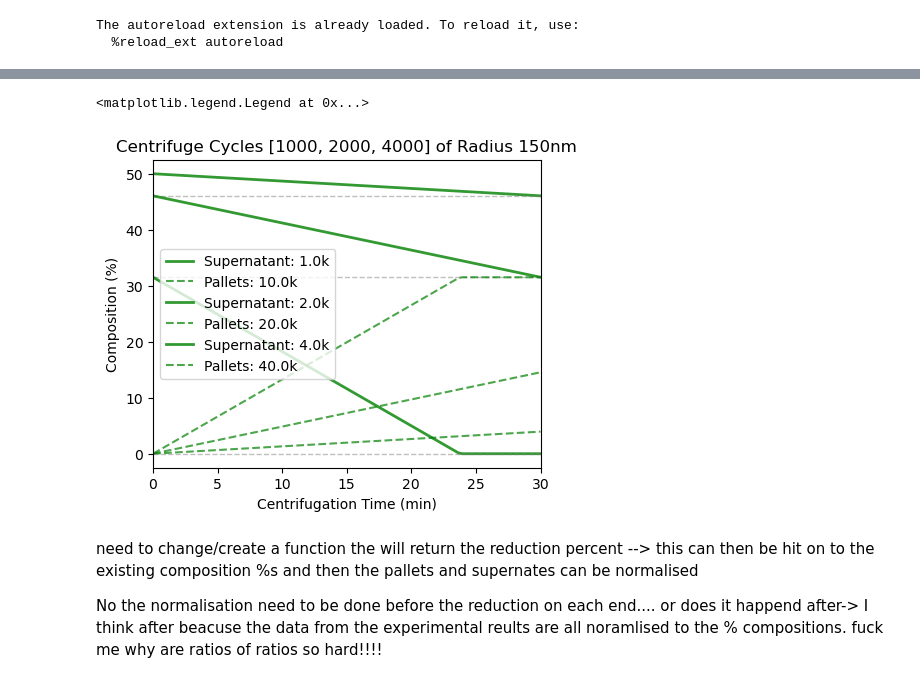
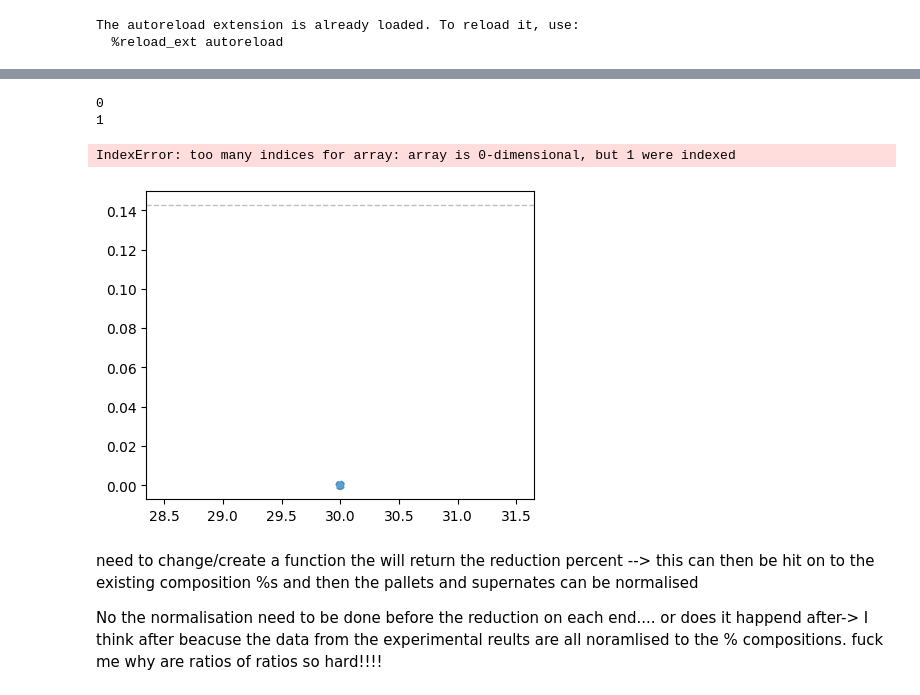
Before and after one commit to williammcmp/Nano-Particle-Playground, a Jupyter notebook: testing.ipynb, the cells around one changed output, grey strips where cells are left out. Cells and saved outputs as stored; diff of their text form; code cells hidden in the pictures.

```diff
--- a/testing.ipynb
+++ b/testing.ipynb
@@ -29,10 +30,10 @@ liquid_viscosity = 1 # water (mPa.s)
 particle_density = 2330 # silicon (kg.m^2)
 # %%
 # Importing the data
-data = load_data_from_excel('/Users/william/Developer/Nano-Particle-Playground/data/Centrifugation/centrifugation_2023.xlsx', load_all_sheets=True)
+data = load_data_from_excel('data/Centrifugation/centrifugation_2023.xlsx', load_all_sheets=True)
 run1 = data['run1']
 run2 = data['run2']
 
 fig = plot_centrifuge_data(run1, run2, mask_limit=50, bar_width = 2)
-print(run2)
+print(run1)
 # %% [output]
@@ -157,40 +112,46 @@ ax.legend()
 # %%
 # Pallets and supernatants
-size = 150 * 1e-9
+# size = 150 * 1e-9
+size = np.array([10, 20, 30, 40, 50, 60, 70, 80, 90, 100, 110, 120, 130, 140]) * 1e-9
 rpms = [1000, 2000, 4000]
 
 # The inital prob
-prob = 0.50
+# prob = 0.50
+prob = np.array([0.00142615582977985, 2.26662277238378e-05, 1.63968725534759e-05, 0.00222392351341934, 0.453205159317088, 0.2667089252955, 0.165469134181236, 0.0370844302996734, 0.0243730142595645, 0.0307842832504269, 0.0140177811219164, 0.00443854367736452, 0.000228231099404965, 1.35505434733028e-06])
 
 # Define a color cycle for different runs
 colors = ['red', 'blue', 'green']
 
 fig, ax = plt.subplots(figsize=(5,4))
 for rpm in rpms:
-    time = np.linspace(0,30,100)
-    supernate, pallets = cal_supernate_and_pallets(size, prob, time,
-                                            particle_density, liquid_density, liquid_viscosity,
-                                            rpm, arm_length, length)
-    probs = supernate[-1]
-    ax.plot(time, supernate * 1e2, label=f"Supernatant: {rpm/1000}k", alpha = 0.8, linewidth=2, color=colors[run])
-    ax.plot(time, pallets * 1e2, label=f"Pallets: {rpm/100}k", alpha=0.7, linestyle='--', color=colors[run])
+    time = 30
+    for i in range(len(size)):
 
-    # Add a gray dotted line at y=prob
-    ax.axhline(y=probs * 1e2, color='gray', linestyle='--', linewidth=1, alpha=0.5)
-    super_norm = supernate #/ sum(supernate)
-    prob = super_norm[-1]
+        supernate, pallets = cal_supernate_and_pallets(size[i], prob[i], time,
+                                                particle_density, liquid_density, liquid_viscosity,
+                                                rpm, arm_length, length)
+        probs = supernate
+        # ax.plot(time, supernate * 1e2, label=f"Supernatant: {rpm/1000}k", alpha = 0.8, linewidth=2)
+        ax.scatter(time, pallets * 1e2, label=f"Pallets: {rpm/1000}k", alpha=0.7, linestyle='--')
+
+        # Add a gray dotted line at y=prob
+        ax.axhline(y=probs * 1e2, color='gray', linestyle='--', linewidth=1, alpha=0.5)
+        super_norm = supernate #/ sum(supernate)
+        prob = super_norm
 
 
 # ax.set_ylim([0,100])
-ax.set_xlim([0,time[-1]])
+ax.set_xlim([0,time])
 
 ax.set_xlabel("Centrifugation Time (min)")
 ax.set_ylabel("Composition (%)")
 ax.set_title(f'Centrifuge Cycles {rpms} of Radius {size * 1e9:.0f}nm')
 ax.legend()
 # %% [output]
-<matplotlib.legend.Legend at 0x...>
+0
+1
+IndexError: too many indices for array: array is 0-dimensional, but 1 were indexed
-[figure, old version]
+[figure, new version]
 # %% [markdown]
 need to change/create a function the will return the reduction percent --> this can then be hit on to the existing composition %s and then the pallets and supernates can be normalised
 
```
Also changed, not shown: parts of 8 cells of this notebook.
